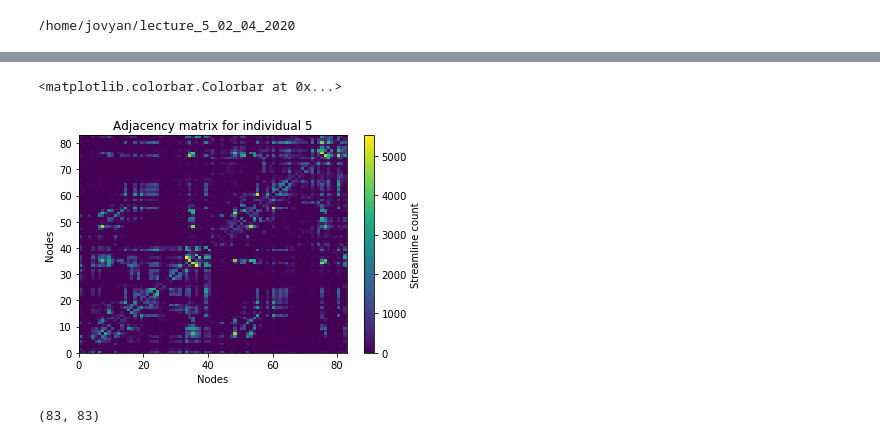
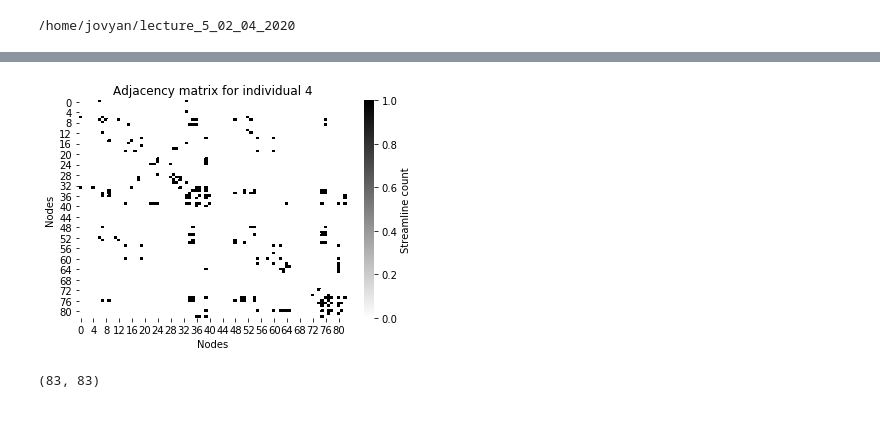
Before and after one commit to asizemore/ENM_375_lecture_code, a Jupyter notebook: lecture_5_02_04_2020/Lecture5_working.ipynb, the cells around one changed output, grey strips where cells are left out. Cells and saved outputs as stored; diff of their text form; code cells hidden in the pictures.

```diff
--- a/lecture_5_02_04_2020/Lecture5_working.ipynb
+++ b/lecture_5_02_04_2020/Lecture5_working.ipynb
@@ -22,7 +22,7 @@ print(os.listdir())
 np.mean?
 # %%
 # Load in one brain
-example_number = 5    # Pick any number from 0-23
+example_number = 4    # Pick any number from 0-23
 
 # Load in one scan as brain_example.
 brain_example = sio.loadmat(f'data/brain_{example_number}.mat')
@@ -31,21 +31,26 @@ brain_example = brain_example['adj']
 
 np.fill_diagonal(brain_example,0)
 brain_example = 0.5*(brain_example + np.transpose(brain_example))
+brain_example[brain_example < 2000] = 0
+brain_example[brain_example > 0] = 1
 # %%
 
 # # With matplotlib
-plt.pcolor(brain_example)
-plt.xlabel('Nodes')
-plt.ylabel('Nodes')
-plt.title(f'Adjacency matrix for individual {example_number}')
-plt.colorbar(label = 'Streamline count')
+# plt.pcolor(brain_example)
+# plt.xlabel('Nodes')
+# plt.ylabel('Nodes')
+# plt.title(f'Adjacency matrix for individual {example_number}')
+# plt.colorbar(label = 'Streamline count')
 
-# # With seaborn
-# fig_0 = sns.heatmap(brain_example, cbar_kws={'label': 'Streamline count'})
-# fig_0.set(xlabel = 'Nodes', ylabel = 'Nodes', title = f'Adjacency matrix for individual {example_number}');
+# With seaborn
+#cmap = sns.palplot(sns.cubehelix_palette(8))
+fig_0 = sns.heatmap(brain_example,
+                    cbar_kws={'label': 'Streamline count'},
+                    cmap = "gray_r")
+fig_0.set(xlabel = 'Nodes', ylabel = 'Nodes', title = f'Adjacency matrix for individual {example_number}');
+plt.savefig('adjacency_heatmap.pdf')
 # %% [output]
-<matplotlib.colorbar.Colorbar at 0x...>
-[figure, old version]
+[figure, new version]
 # %%
 brain_example.shape
 # %% [output]
```
Also changed, not shown: parts of 3 cells of this notebook, 4 other files.
